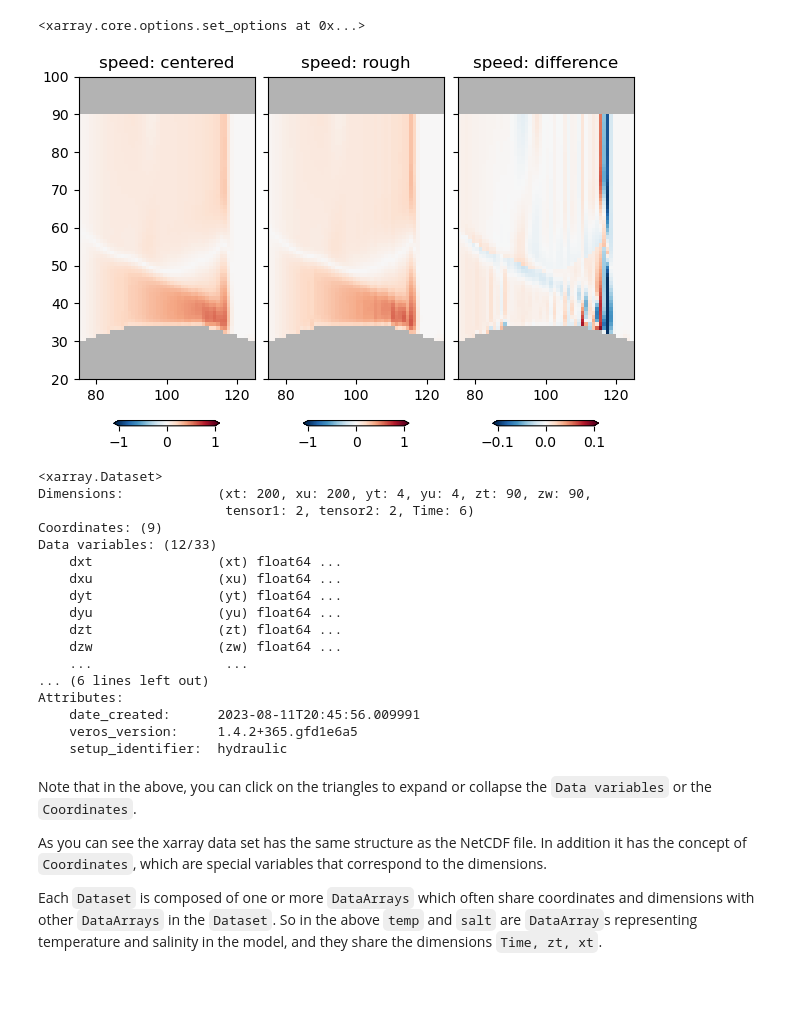
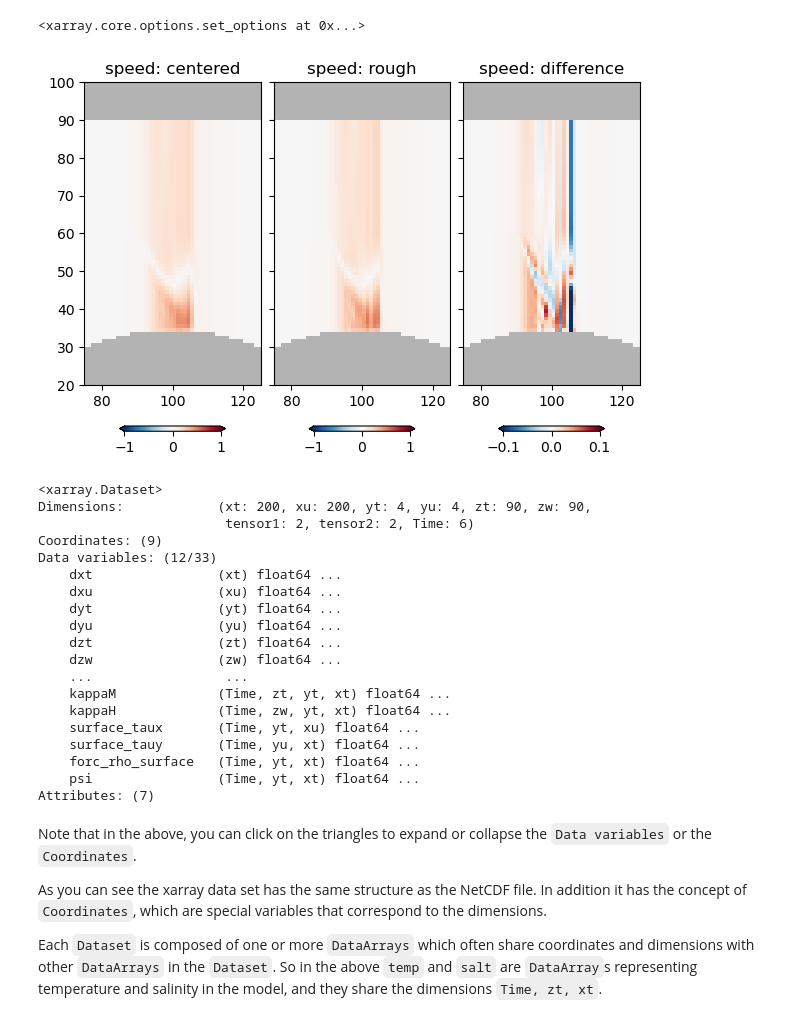
Before and after one commit to jklymak/Eos431Phy441, a Jupyter notebook: _sources/computing/analyze_veros.ipynb, the cells around one changed output. Saved outputs shown, nothing was run; the diff lists cells and outputs as text; code cells hidden in the pictures; blank space fills up the shorter version.

```diff
--- a/_sources/computing/analyze_veros.ipynb
+++ b/_sources/computing/analyze_veros.ipynb
@@ -53,37 +53,37 @@ import numpy as np
 # This makes it so we don't automatically see data variables.  However you can click on the
 # icon next to the variable to see the values if desired.  You don't need to do this; its just
 # being done to make the notebook compact:
-xr.set_options(display_expand_data=False, display_expand_coords=False)
+xr.set_options(display_expand_data=False, display_expand_coords=False, display_expand_attrs=False)
 # %% [output]
 <xarray.core.options.set_options at 0x...>
 # %%
 with xr.open_dataset('example.snapshot.nc') as ds:
-    ds = ds.isel(Time=2)
+    ds = ds.isel(Time=1)
 
     ds['vcenter'] = ds.v.rolling(yu=2).mean().swap_dims({'yu':'yt'})
     ds['ucenter'] = ds.u.rolling(xu=2).mean().swap_dims({'xu':'xt'})
     ds['abs_speed'] = (ds.ucenter**2 + ds.vcenter**2)**(0.5)
     abs_speed = (ds.u.values**2 + ds.v.values**2)**(0.5)
     ds['rough_speed'] = (('zt', 'yt', 'xt'), abs_speed)
 
     ds = ds.isel(yt=1, yu=1)
     fig, axs = plt.subplots(1, 3, sharex=True, sharey=True,
                             layout='constrained', subplot_kw={'facecolor': '0.7'},
                            figsize=(6, 4))
     pc = axs[0].pcolormesh(ds.abs_speed, clim=[-1, 1], cmap='RdBu_r')
     fig.colorbar(pc, extend='both', shrink=0.6, orientation='horizontal')
     axs[0].set_title('speed: centered')
 
     pc = axs[1].pcolormesh(ds.rough_speed, clim=[-1, 1], cmap='RdBu_r')
     fig.colorbar(pc, extend='both', shrink=0.6, orientation='horizontal')
     axs[1].set_title('speed: rough')
     pc = axs[2].pcolormesh(ds.rough_speed - ds.abs_speed, clim=[-1/10, 1/10], cmap='RdBu_r')
     fig.colorbar(pc, extend='both', shrink=0.6, orientation='horizontal')
     axs[2].set_title('speed: difference')
     axs[2].set_xlim([75, 125])
     axs[2].set_ylim([20, 100])
 # %% [output]
-[figure, old version]
+[figure, new version]
 # %%
 with xr.open_dataset('example.snapshot.nc') as ds:
     display(ds)
@@ -100,11 +100,13 @@ Data variables: (12/33)
     dzt                (zt) float64 ...
     dzw                (zw) float64 ...
     ...                 ...
-... (6 lines left out)
-Attributes:
-    date_created:      2023-08-11T20:45:56.009991
-    veros_version:     1.4.2+365.gfd1e6a5
-    setup_identifier:  hydraulic
+    kappaM             (Time, zt, yt, xt) float64 ...
+    kappaH             (Time, zw, yt, xt) float64 ...
+    surface_taux       (Time, yt, xu) float64 ...
+    surface_tauy       (Time, yu, xt) float64 ...
+    forc_rho_surface   (Time, yt, xt) float64 ...
+    psi                (Time, yt, xt) float64 ...
+Attributes: (7)
 # %% [markdown]
 Note that in the above, you can click on the triangles to expand or collapse the `Data variables` or the `Coordinates`.
 
```
Also changed, not shown: parts of 19 cells of this notebook, 12 other files.
